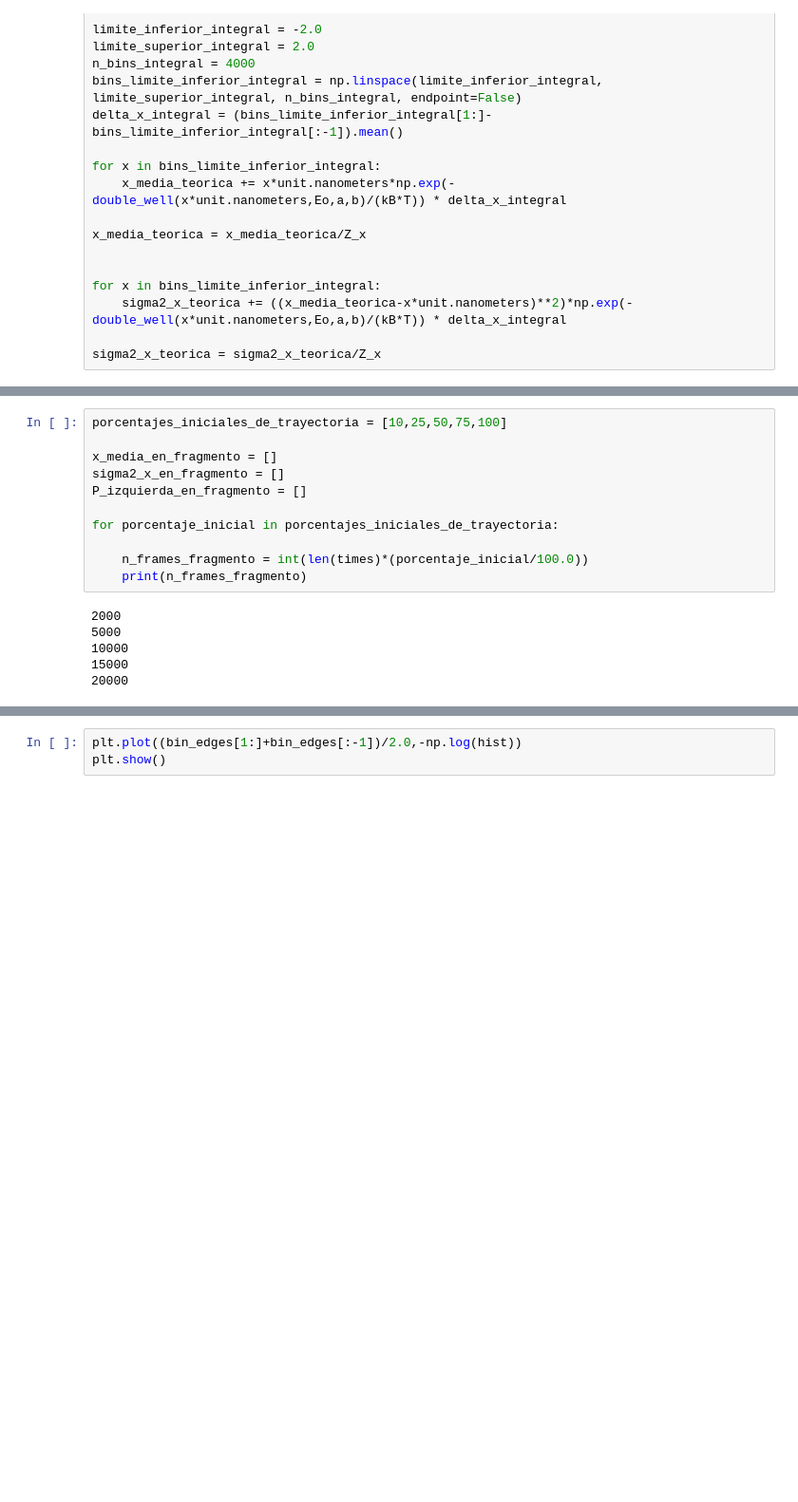
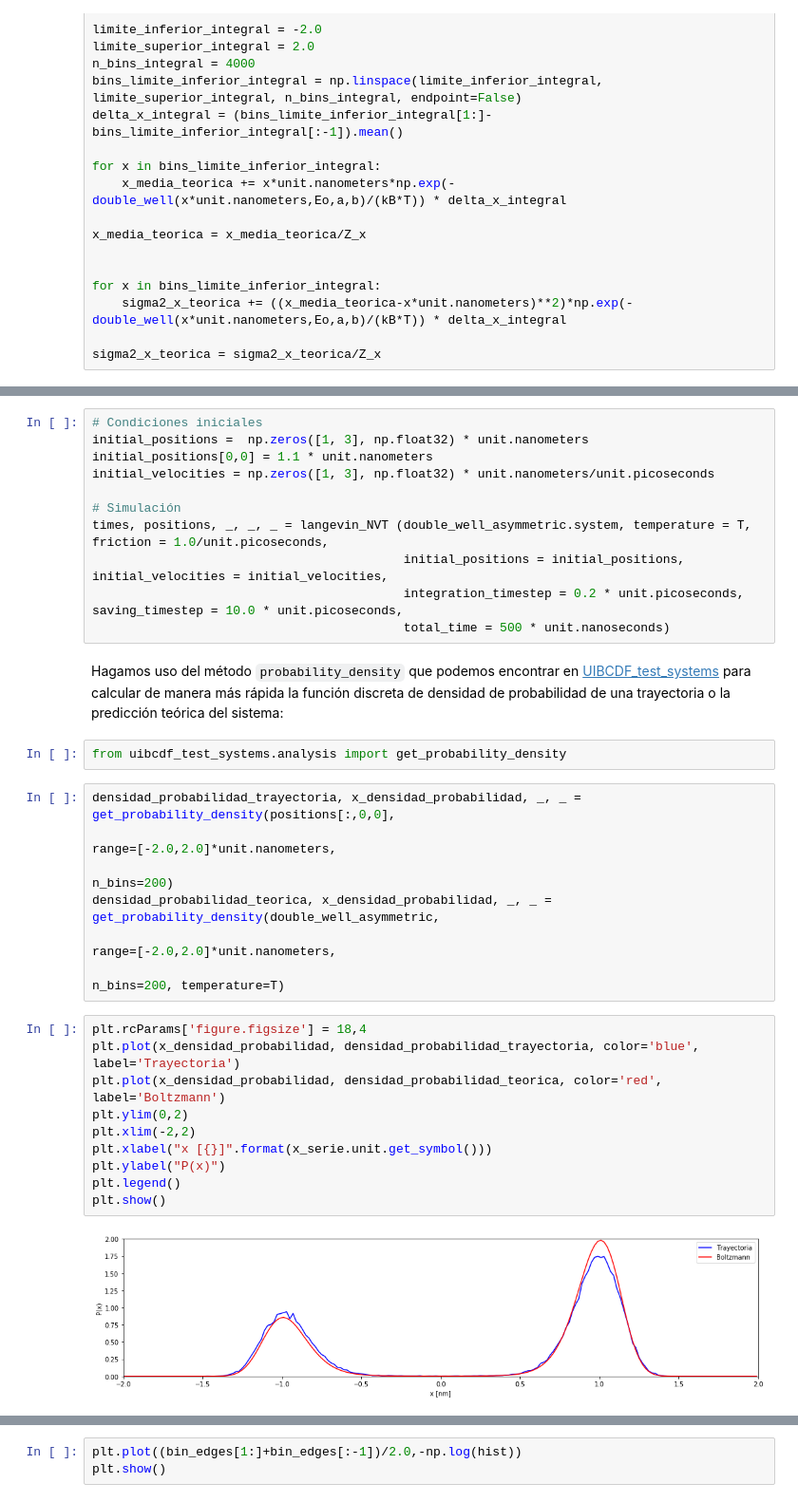
Before and after one commit to uibcdf/REMD_testbed, a Jupyter notebook: Doble_pozo_test.ipynb, the cells around one changed output, grey strips where cells are left out. Shown: that part at 95% size. Saved outputs shown, nothing was run; the diff lists cells and outputs as text; blank space fills up the shorter version.

```diff
--- a/Doble_pozo_test.ipynb
+++ b/Doble_pozo_test.ipynb
@@ -729,17 +731,34 @@ Efectivamente, lo que podemos concluir observando lo sucedido en la trayectoria
-# %%
-porcentajes_iniciales_de_trayectoria = [10,25,50,75,100]
-
-x_media_en_fragmento = []
-sigma2_x_en_fragmento = []
-P_izquierda_en_fragmento = []
-
-for porcentaje_inicial in porcentajes_iniciales_de_trayectoria:
-
-    n_frames_fragmento = int(len(times)*(porcentaje_inicial/100.0))
-    print(n_frames_fragmento)
-# %% [output]
-2000
-5000
-10000
-15000
-20000
+# %%
+# Condiciones iniciales
+initial_positions =  np.zeros([1, 3], np.float32) * unit.nanometers
+initial_positions[0,0] = 1.1 * unit.nanometers
+initial_velocities = np.zeros([1, 3], np.float32) * unit.nanometers/unit.picoseconds
+
+# Simulación
+times, positions, _, _, _ = langevin_NVT (double_well_asymmetric.system, temperature = T, friction = 1.0/unit.picoseconds,
+                                          initial_positions = initial_positions, initial_velocities = initial_velocities,
+                                          integration_timestep = 0.2 * unit.picoseconds, saving_timestep = 10.0 * unit.picoseconds,
+                                          total_time = 500 * unit.nanoseconds)
+# %% [markdown]
+Hagamos uso del método `probability_density` que podemos encontrar en [UIBCDF_test_systems]() para calcular de manera más rápida la función discreta de densidad de probabilidad de una trayectoria o la predicción teórica del sistema:
+# %%
+from uibcdf_test_systems.analysis import get_probability_density
+# %%
+densidad_probabilidad_trayectoria, x_densidad_probabilidad, _, _ = get_probability_density(positions[:,0,0],
+                                                                                           range=[-2.0,2.0]*unit.nanometers,
+                                                                                           n_bins=200)
+densidad_probabilidad_teorica, x_densidad_probabilidad, _, _ = get_probability_density(double_well_asymmetric,
+                                                                                       range=[-2.0,2.0]*unit.nanometers,
+                                                                                       n_bins=200, temperature=T)
+# %%
+plt.rcParams['figure.figsize'] = 18,4
+plt.plot(x_densidad_probabilidad, densidad_probabilidad_trayectoria, color='blue', label='Trayectoria')
+plt.plot(x_densidad_probabilidad, densidad_probabilidad_teorica, color='red', label='Boltzmann')
+plt.ylim(0,2)
+plt.xlim(-2,2)
+plt.xlabel("x [{}]".format(x_serie.unit.get_symbol()))
+plt.ylabel("P(x)")
+plt.legend()
+plt.show()
+# %% [output]
+[figure, added]
```
Also changed, not shown: parts of 23 cells of this notebook.
